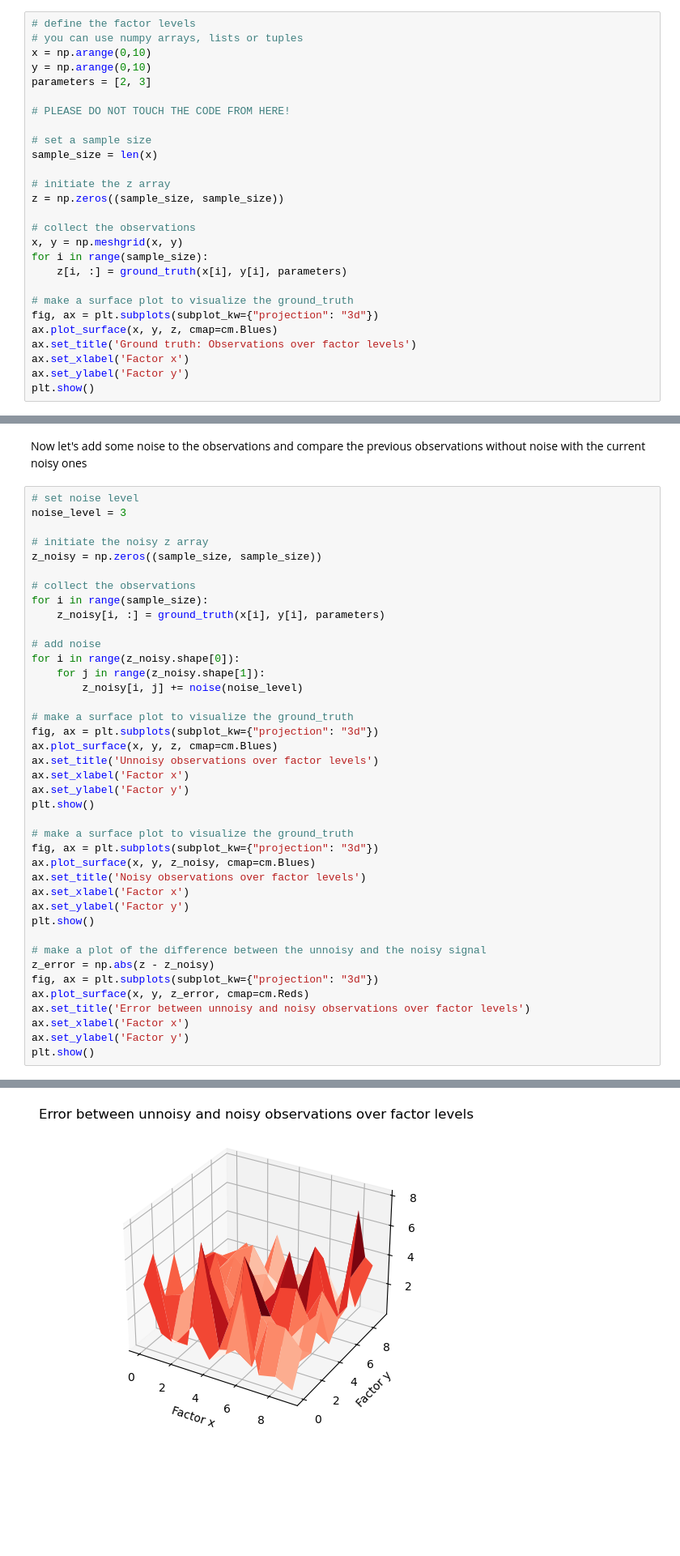
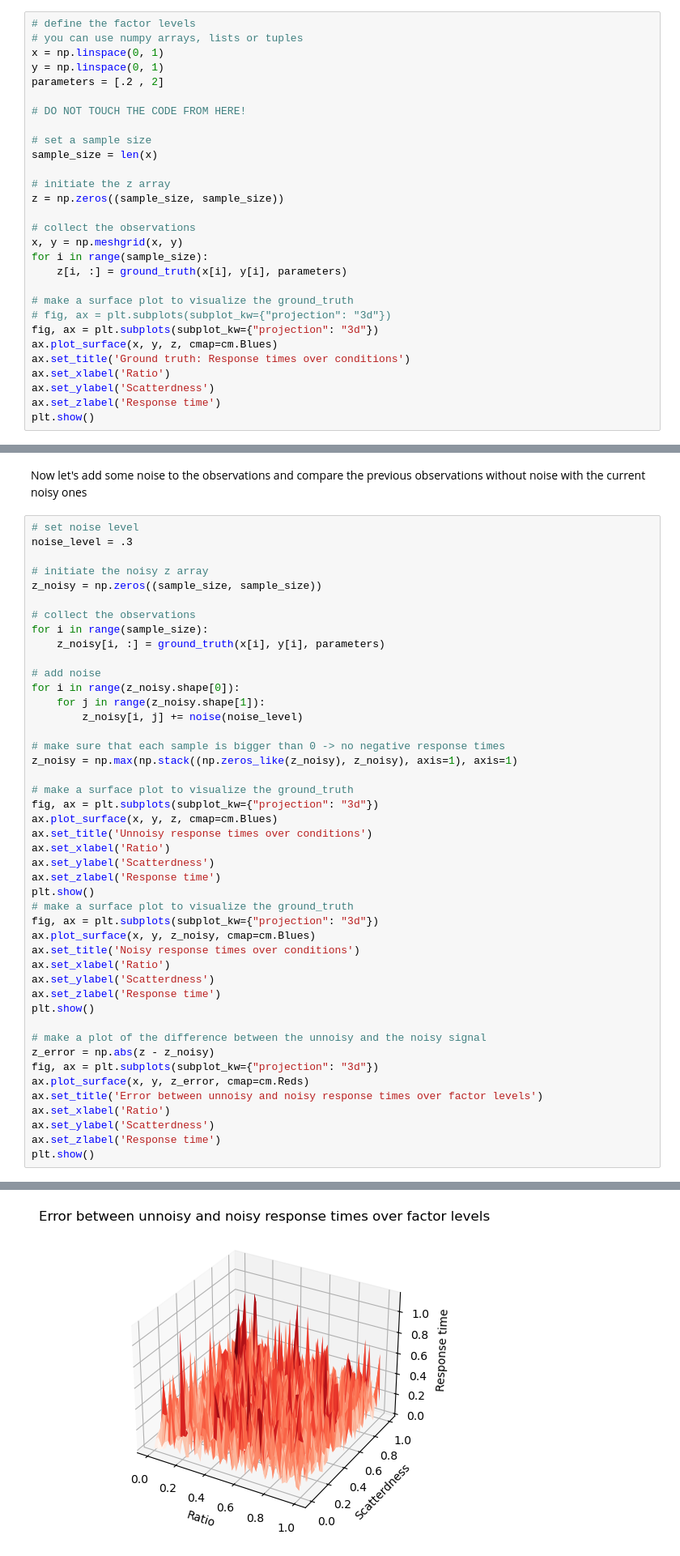
Before and after one commit to whyhardt/CourseOptimizingExperimentalDesign, a Jupyter notebook: tutorials/syntheticexperiments.ipynb, the cells around one changed output, grey strips where cells are left out. Shown at 81% size. Saved outputs shown, nothing was run; the diff lists cells and outputs as text; blank space fills up the shorter version.

```diff
--- a/tutorials/syntheticexperiments.ipynb
+++ b/tutorials/syntheticexperiments.ipynb
@@ -82,11 +105,11 @@ Example:
 # %%
 # define the factor levels
 # you can use numpy arrays, lists or tuples
-x = np.arange(0,10)
-y = np.arange(0,10)
-parameters = [2, 3]
+x = np.linspace(0, 1)
+y = np.linspace(0, 1)
+parameters = [.2 , 2]
 
-# PLEASE DO NOT TOUCH THE CODE FROM HERE!
+# DO NOT TOUCH THE CODE FROM HERE!
 
 # set a sample size
 sample_size = len(x)
@@ -100,10 +123,12 @@ for i in range(sample_size):
     z[i, :] = ground_truth(x[i], y[i], parameters)
 
 # make a surface plot to visualize the ground_truth
+# fig, ax = plt.subplots(subplot_kw={"projection": "3d"})
 fig, ax = plt.subplots(subplot_kw={"projection": "3d"})
 ax.plot_surface(x, y, z, cmap=cm.Blues)
-ax.set_title('Ground truth: Observations over factor levels')
-ax.set_xlabel('Factor x')
-ax.set_ylabel('Factor y')
+ax.set_title('Ground truth: Response times over conditions')
+ax.set_xlabel('Ratio')
+ax.set_ylabel('Scatterdness')
+ax.set_zlabel('Response time')
 plt.show()
 # %% [output]
@@ -157,7 +182,7 @@ plt.show()
 Now let's add some noise to the observations and compare the previous observations without noise with the current noisy ones
 # %%
 # set noise level
-noise_level = 3
+noise_level = .3
 
 # initiate the noisy z array
 z_noisy = np.zeros((sample_size, sample_size))
@@ -171,28 +196,33 @@ for i in range(z_noisy.shape[0]):
     for j in range(z_noisy.shape[1]):
         z_noisy[i, j] += noise(noise_level)
 
+# make sure that each sample is bigger than 0 -> no negative response times
+z_noisy = np.max(np.stack((np.zeros_like(z_noisy), z_noisy), axis=1), axis=1)
+
 # make a surface plot to visualize the ground_truth
 fig, ax = plt.subplots(subplot_kw={"projection": "3d"})
 ax.plot_surface(x, y, z, cmap=cm.Blues)
-ax.set_title('Unnoisy observations over factor levels')
-ax.set_xlabel('Factor x')
-ax.set_ylabel('Factor y')
+ax.set_title('Unnoisy response times over conditions')
+ax.set_xlabel('Ratio')
+ax.set_ylabel('Scatterdness')
+ax.set_zlabel('Response time')
 plt.show()
-
 # make a surface plot to visualize the ground_truth
 fig, ax = plt.subplots(subplot_kw={"projection": "3d"})
 ax.plot_surface(x, y, z_noisy, cmap=cm.Blues)
-ax.set_title('Noisy observations over factor levels')
-ax.set_xlabel('Factor x')
-ax.set_ylabel('Factor y')
+ax.set_title('Noisy response times over conditions')
+ax.set_xlabel('Ratio')
+ax.set_ylabel('Scatterdness')
+ax.set_zlabel('Response time')
 plt.show()
 
 # make a plot of the difference between the unnoisy and the noisy signal
 z_error = np.abs(z - z_noisy)
 fig, ax = plt.subplots(subplot_kw={"projection": "3d"})
 ax.plot_surface(x, y, z_error, cmap=cm.Reds)
-ax.set_title('Error between unnoisy and noisy observations over factor levels')
-ax.set_xlabel('Factor x')
-ax.set_ylabel('Factor y')
+ax.set_title('Error between unnoisy and noisy response times over factor levels')
+ax.set_xlabel('Ratio')
+ax.set_ylabel('Scatterdness')
+ax.set_zlabel('Response time')
 plt.show()
 # %% [output]
@@ -201,4 +231,4 @@ plt.show()
-[figure, old version]
+[figure, new version]
 # %% [markdown]
 Does your noise function look good? If so, great! Let's go to the next section then!
 # %% [markdown]
```
Also changed, not shown: parts of 26 cells of this notebook, 8 other files.
